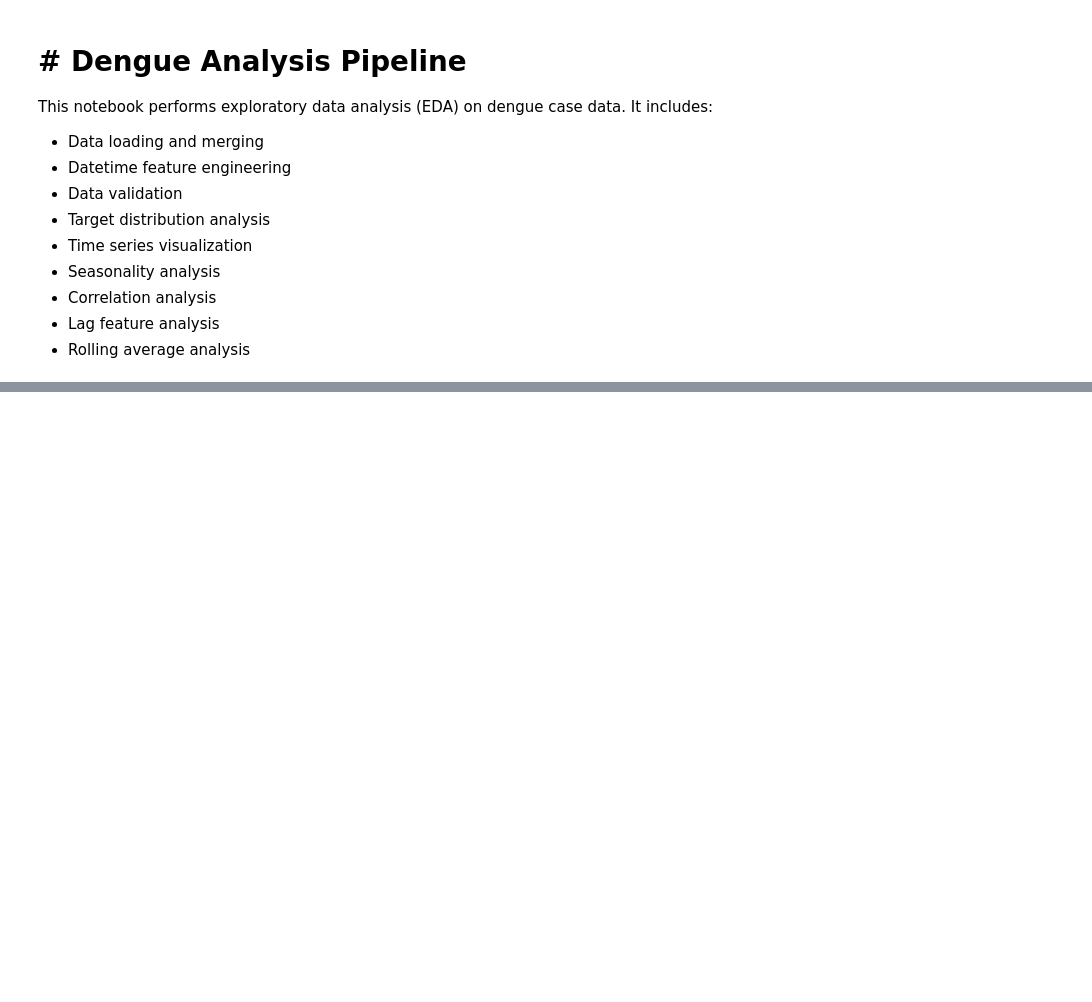
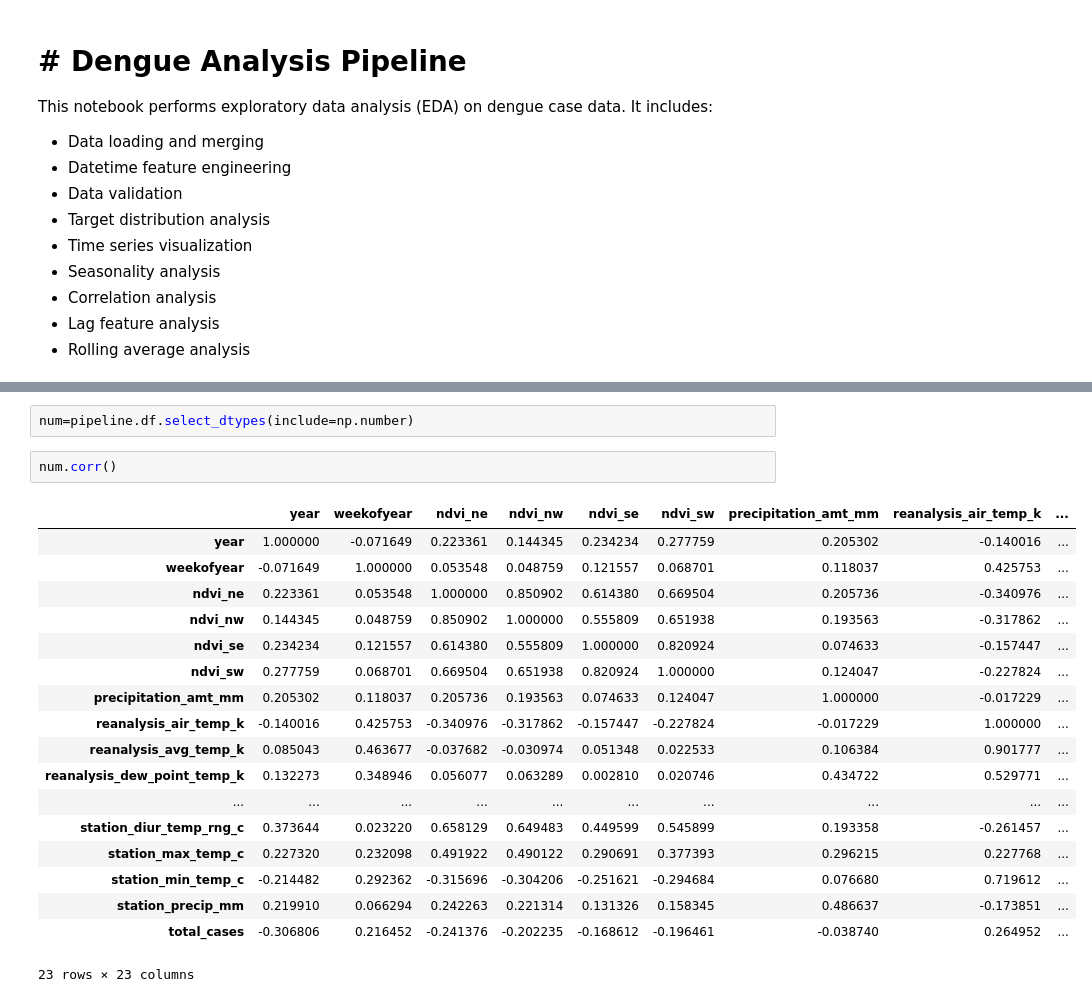
Before and after one commit to jocgaray/Minicompetition-Dengue-Fever, a Jupyter notebook: notebooks/DengueFever-Pipeline.ipynb, the cells around one changed output, grey strips where cells are left out. Saved outputs shown, nothing was run; the diff lists cells and outputs as text; blank space fills up the shorter version.

```diff
--- a/notebooks/DengueFever-Pipeline.ipynb
+++ b/notebooks/DengueFever-Pipeline.ipynb
@@ -307,0 +373,23 @@ Name: total_cases, dtype: float64
+# %%
+num=pipeline.df.select_dtypes(include=np.number)
+# %%
+num.corr()
+# %% [output]
+|  | year | weekofyear | ndvi_ne | ndvi_nw | ndvi_se | ndvi_sw | precipitation_amt_mm | reanalysis_air_temp_k | ... |
+| year | 1.000000 | -0.071649 | 0.223361 | 0.144345 | 0.234234 | 0.277759 | 0.205302 | -0.140016 | ... |
+| weekofyear | -0.071649 | 1.000000 | 0.053548 | 0.048759 | 0.121557 | 0.068701 | 0.118037 | 0.425753 | ... |
+| ndvi_ne | 0.223361 | 0.053548 | 1.000000 | 0.850902 | 0.614380 | 0.669504 | 0.205736 | -0.340976 | ... |
+| ndvi_nw | 0.144345 | 0.048759 | 0.850902 | 1.000000 | 0.555809 | 0.651938 | 0.193563 | -0.317862 | ... |
+| ndvi_se | 0.234234 | 0.121557 | 0.614380 | 0.555809 | 1.000000 | 0.820924 | 0.074633 | -0.157447 | ... |
+| ndvi_sw | 0.277759 | 0.068701 | 0.669504 | 0.651938 | 0.820924 | 1.000000 | 0.124047 | -0.227824 | ... |
+| precipitation_amt_mm | 0.205302 | 0.118037 | 0.205736 | 0.193563 | 0.074633 | 0.124047 | 1.000000 | -0.017229 | ... |
+| reanalysis_air_temp_k | -0.140016 | 0.425753 | -0.340976 | -0.317862 | -0.157447 | -0.227824 | -0.017229 | 1.000000 | ... |
+| reanalysis_avg_temp_k | 0.085043 | 0.463677 | -0.037682 | -0.030974 | 0.051348 | 0.022533 | 0.106384 | 0.901777 | ... |
+| reanalysis_dew_point_temp_k | 0.132273 | 0.348946 | 0.056077 | 0.063289 | 0.002810 | 0.020746 | 0.434722 | 0.529771 | ... |
+| ... | ... | ... | ... | ... | ... | ... | ... | ... | ... |
+| station_diur_temp_rng_c | 0.373644 | 0.023220 | 0.658129 | 0.649483 | 0.449599 | 0.545899 | 0.193358 | -0.261457 | ... |
+| station_max_temp_c | 0.227320 | 0.232098 | 0.491922 | 0.490122 | 0.290691 | 0.377393 | 0.296215 | 0.227768 | ... |
+| station_min_temp_c | -0.214482 | 0.292362 | -0.315696 | -0.304206 | -0.251621 | -0.294684 | 0.076680 | 0.719612 | ... |
+| station_precip_mm | 0.219910 | 0.066294 | 0.242263 | 0.221314 | 0.131326 | 0.158345 | 0.486637 | -0.173851 | ... |
+| total_cases | -0.306806 | 0.216452 | -0.241376 | -0.202235 | -0.168612 | -0.196461 | -0.038740 | 0.264952 | ... |
+23 rows × 23 columns
```
Also changed, not shown: parts of 10 cells of this notebook, 1 other file.
